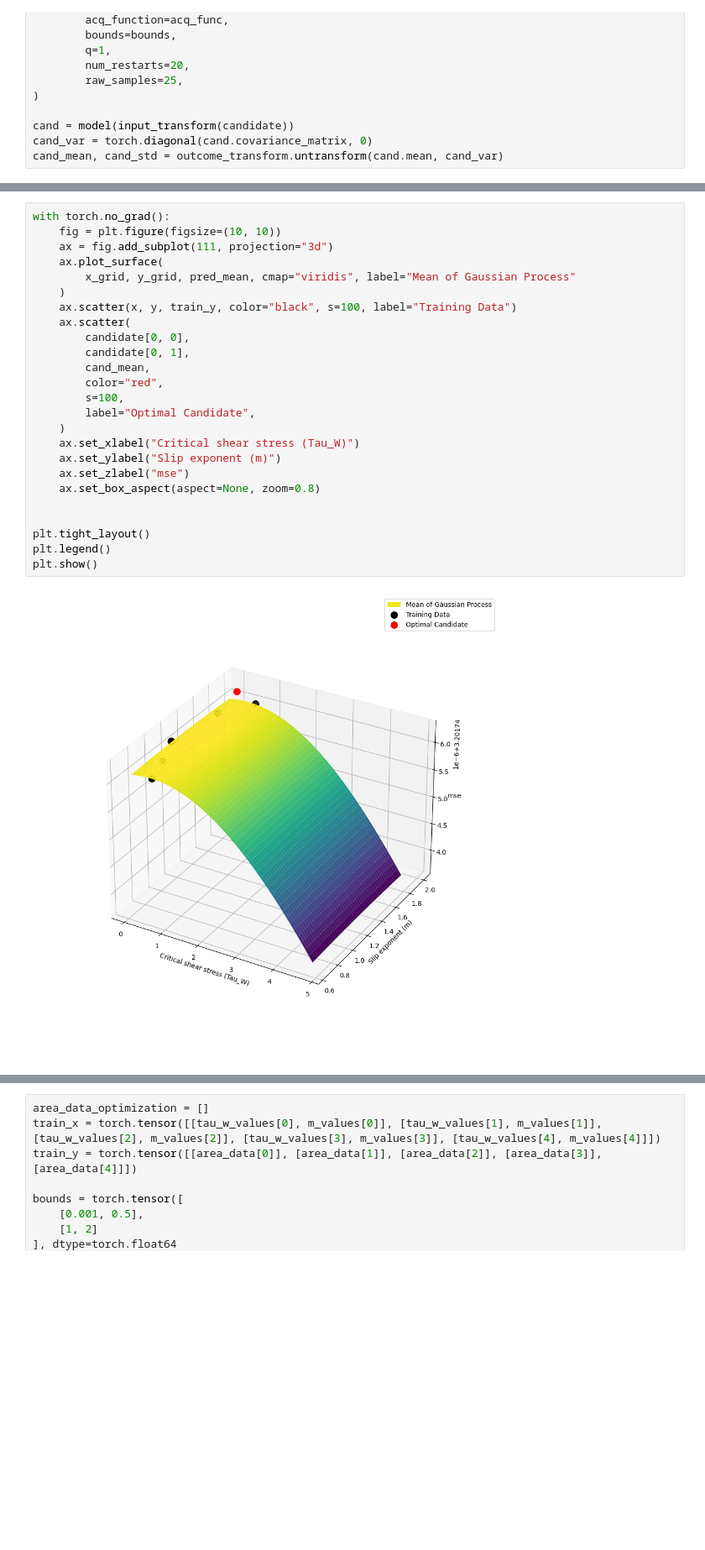
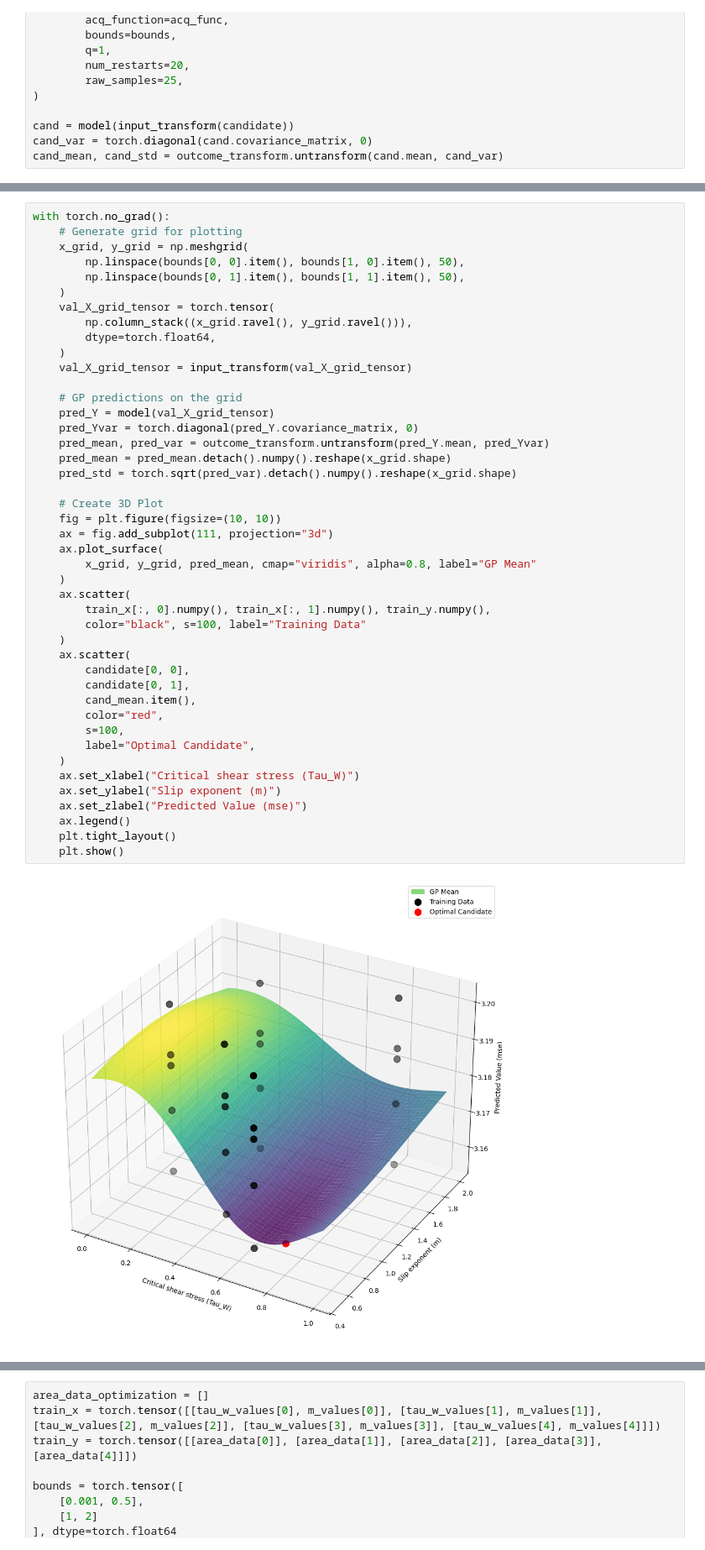
Before and after one commit to mariogov/moldflow_automation, a Jupyter notebook: Wall_Slip.ipynb, the cells around one changed output, grey strips where cells are left out. Shown at 84% size. Drawn from its saved outputs; the diff is of its cells as text; blank space fills up the shorter version.

Commit message:
Plot

```diff
--- a/Wall_Slip.ipynb
+++ b/Wall_Slip.ipynb
@@ -253,27 +233,46 @@ pred_std = pred_std.reshape(x_grid.shape)
 # %%
 with torch.no_grad():
+    # Generate grid for plotting
+    x_grid, y_grid = np.meshgrid(
+        np.linspace(bounds[0, 0].item(), bounds[1, 0].item(), 50),
+        np.linspace(bounds[0, 1].item(), bounds[1, 1].item(), 50),
+    )
+    val_X_grid_tensor = torch.tensor(
+        np.column_stack((x_grid.ravel(), y_grid.ravel())),
+        dtype=torch.float64,
+    )
+    val_X_grid_tensor = input_transform(val_X_grid_tensor)
+
+    # GP predictions on the grid
+    pred_Y = model(val_X_grid_tensor)
+    pred_Yvar = torch.diagonal(pred_Y.covariance_matrix, 0)
+    pred_mean, pred_var = outcome_transform.untransform(pred_Y.mean, pred_Yvar)
+    pred_mean = pred_mean.detach().numpy().reshape(x_grid.shape)
+    pred_std = torch.sqrt(pred_var).detach().numpy().reshape(x_grid.shape)
+
+    # Create 3D Plot
     fig = plt.figure(figsize=(10, 10))
     ax = fig.add_subplot(111, projection="3d")
     ax.plot_surface(
-        x_grid, y_grid, pred_mean, cmap="viridis", label="Mean of Gaussian Process"
+        x_grid, y_grid, pred_mean, cmap="viridis", alpha=0.8, label="GP Mean"
     )
-    ax.scatter(x, y, train_y, color="black", s=100, label="Training Data")
+    ax.scatter(
+        train_x[:, 0].numpy(), train_x[:, 1].numpy(), train_y.numpy(),
+        color="black", s=100, label="Training Data"
+    )
     ax.scatter(
         candidate[0, 0],
         candidate[0, 1],
-        cand_mean,
+        cand_mean.item(),
         color="red",
         s=100,
         label="Optimal Candidate",
     )
     ax.set_xlabel("Critical shear stress (Tau_W)")
     ax.set_ylabel("Slip exponent (m)")
-    ax.set_zlabel("mse")
-    ax.set_box_aspect(aspect=None, zoom=0.8)
-
-
-plt.tight_layout()
-plt.legend()
-plt.show()
+    ax.set_zlabel("Predicted Value (mse)")
+    ax.legend()
+    plt.tight_layout()
+    plt.show()
 # %% [output]
-[figure, old version]
+[figure, new version]
```
Also changed, not shown: parts of 5 cells of this notebook.
